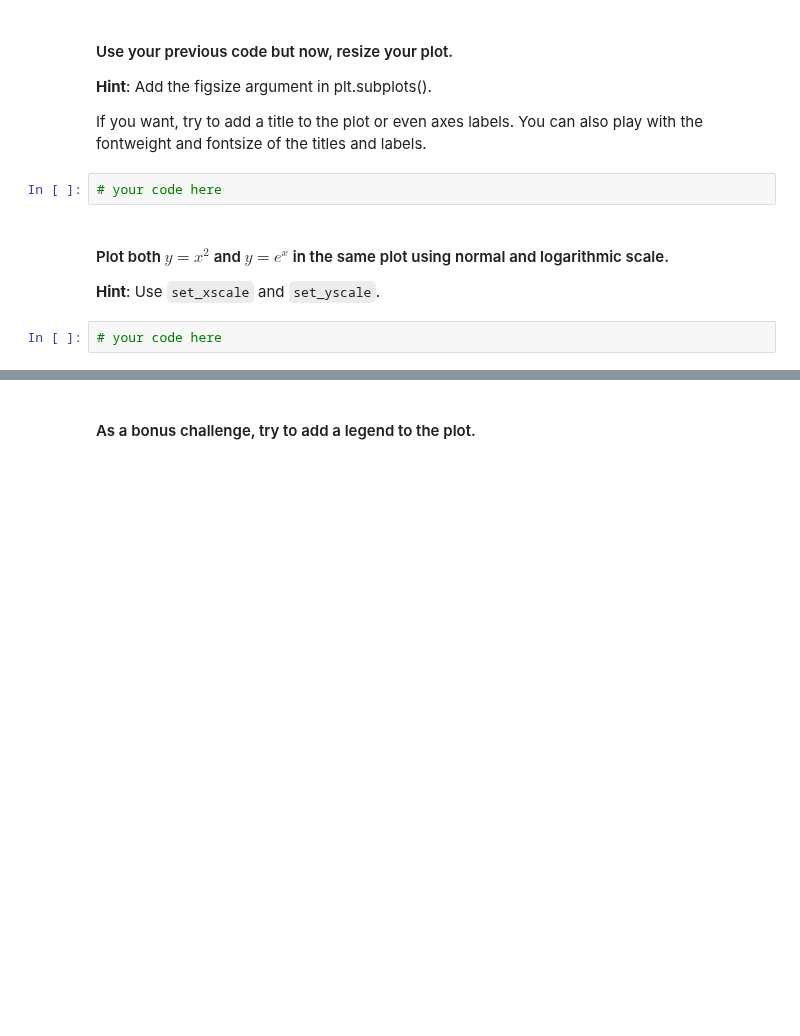
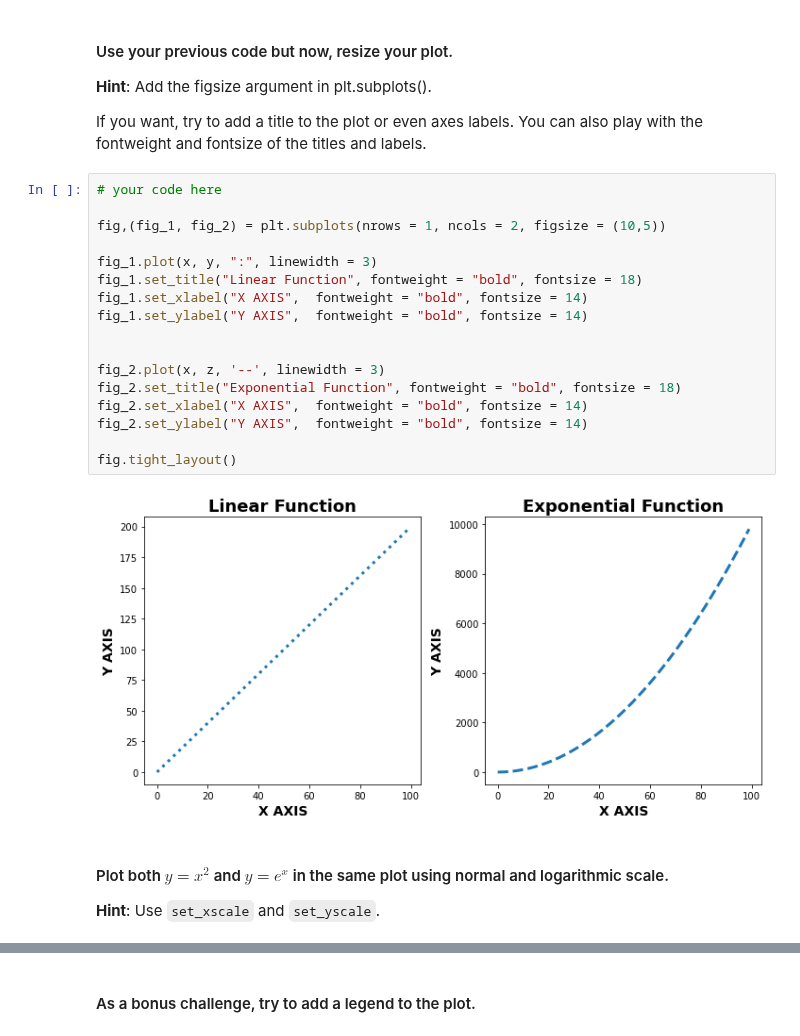
Before and after one commit to ta-data-lis/lab-matplotlib-seaborn, a Jupyter notebook: your-code/main.ipynb, the cells around one changed output, grey strips where cells are left out. Drawn from its saved outputs; the diff is of its cells as text; blank space fills up the shorter version.

```diff
--- a/your-code/main.ipynb
+++ b/your-code/main.ipynb
@@ -31,10 +50,25 @@ Also, play around with the linewidth and style. Use the ones you're most happy w
 **Hint**: Add the figsize argument in plt.subplots().
 
 If you want, try to add a title to the plot or even axes labels. You can also play with the fontweight and fontsize of the titles and labels.
-# %%
-# your code here
+# %%
+# your code here
+
+fig,(fig_1, fig_2) = plt.subplots(nrows = 1, ncols = 2, figsize = (10,5))
+
+fig_1.plot(x, y, ":", linewidth = 3)
+fig_1.set_title("Linear Function", fontweight = "bold", fontsize = 18)
+fig_1.set_xlabel("X AXIS",  fontweight = "bold", fontsize = 14)
+fig_1.set_ylabel("Y AXIS",  fontweight = "bold", fontsize = 14)
+
+
+fig_2.plot(x, z, '--', linewidth = 3)
+fig_2.set_title("Exponential Function", fontweight = "bold", fontsize = 18)
+fig_2.set_xlabel("X AXIS",  fontweight = "bold", fontsize = 14)
+fig_2.set_ylabel("Y AXIS",  fontweight = "bold", fontsize = 14)
+
+fig.tight_layout()
+# %% [output]
+[figure, added]
 # %% [markdown]
 #### Plot both $y=x^2$ and $y=e^x$ in the same plot using normal and logarithmic scale.
 **Hint**: Use `set_xscale` and `set_yscale`.
-# %%
-# your code here
```
Also changed, not shown: parts of 48 cells of this notebook.
